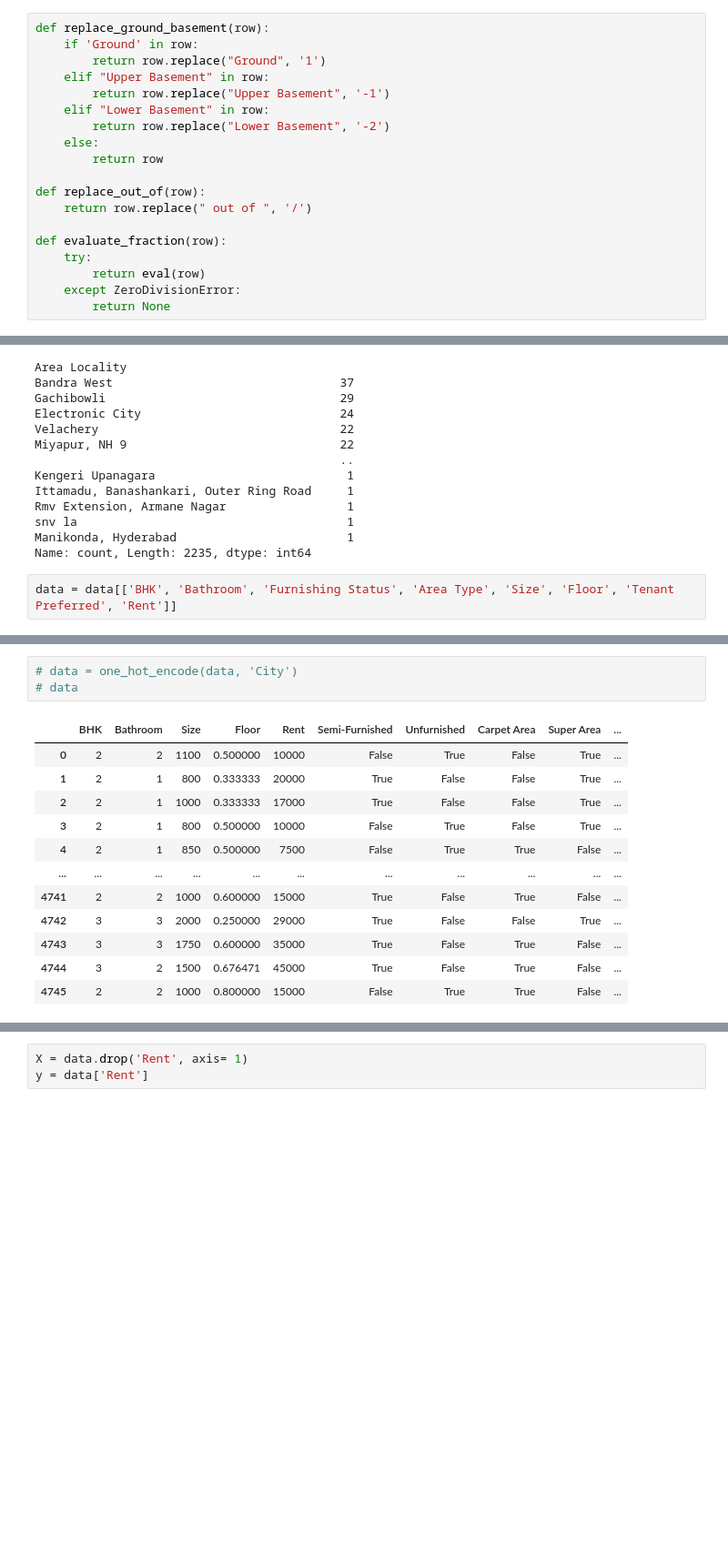
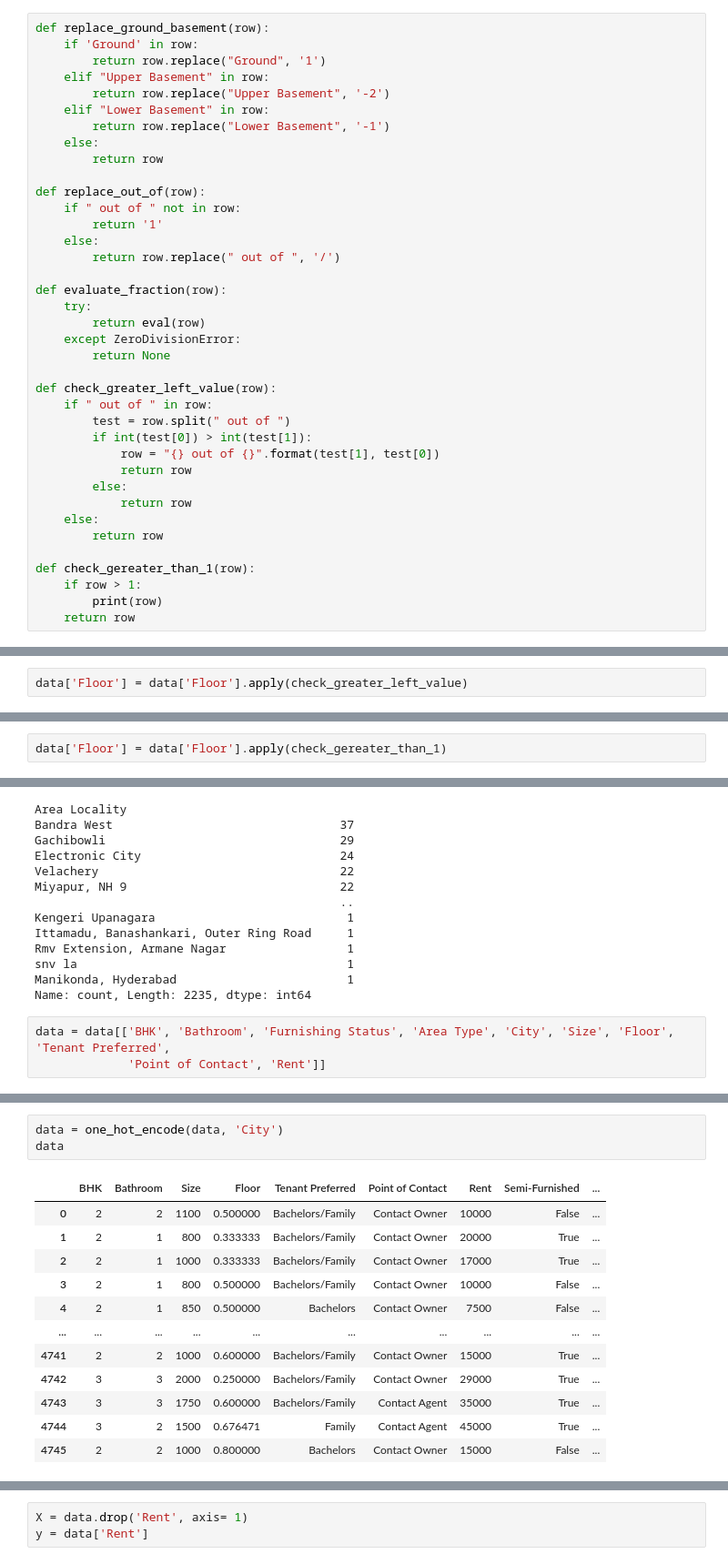
Before and after one commit to LexLorenzo/MachineLearningProjects, a Jupyter notebook: Lab_Exercise_1/LabEx1/labex.ipynb, the cells around one changed output, grey strips where cells are left out. Shown at 91% size. Drawn from its saved outputs; the diff is of its cells as text; blank space fills up the shorter version.

Commit message:
Cleaned the Floor column

```diff
--- a/Lab_Exercise_1/LabEx1/labex.ipynb
+++ b/Lab_Exercise_1/LabEx1/labex.ipynb
@@ -68,23 +76,46 @@ def replace_ground_basement(row):
     if 'Ground' in row:
         return row.replace("Ground", '1')
     elif "Upper Basement" in row:
-        return row.replace("Upper Basement", '-1')
+        return row.replace("Upper Basement", '-2')
     elif "Lower Basement" in row:
-        return row.replace("Lower Basement", '-2')
+        return row.replace("Lower Basement", '-1')
     else:
         return row
 
 def replace_out_of(row):
-    return row.replace(" out of ", '/')
+    if " out of " not in row:
+        return '1'
+    else:
+        return row.replace(" out of ", '/')
 
 def evaluate_fraction(row):
     try:
         return eval(row)
     except ZeroDivisionError:
         return None
+
+def check_greater_left_value(row):
+    if " out of " in row:
+        test = row.split(" out of ")
+        if int(test[0]) > int(test[1]):
+            row = "{} out of {}".format(test[1], test[0])
+            return row
+        else:
+            return row
+    else:
+        return row
+
+def check_gereater_than_1(row):
+    if row > 1:
+        print(row)
+    return row
 # %%
 data['Floor'] = data['Floor'].apply(replace_ground_basement)
+# %%
+data['Floor'] = data['Floor'].apply(check_greater_left_value)
 # %%
 data['Floor'] = data['Floor'].apply(replace_out_of)
 # %%
 data['Floor'] = data['Floor'].apply(evaluate_fraction)
+# %%
+data['Floor'] = data['Floor'].apply(check_gereater_than_1)
@@ -168,7 +254,8 @@ snv la                                      1
 Manikonda, Hyderabad                        1
 Name: count, Length: 2235, dtype: int64
 # %%
-data = data[['BHK', 'Bathroom', 'Furnishing Status', 'Area Type', 'Size', 'Floor', 'Tenant Preferred', 'Rent']]
+data = data[['BHK', 'Bathroom', 'Furnishing Status', 'Area Type', 'City', 'Size', 'Floor', 'Tenant Preferred',
+             'Point of Contact', 'Rent']]
 # %%
 def one_hot_encode(data, column):
     encoded = pd.get_dummies(data[column], drop_first= True)
@@ -212,16 +300,16 @@ data
 # %%
-# data = one_hot_encode(data, 'City')
-# data
+data = one_hot_encode(data, 'City')
+data
 # %% [output]
-|  | BHK | Bathroom | Size | Floor | Rent | Semi-Furnished | Unfurnished | Carpet Area | Super Area | ... |
-| 0 | 2 | 2 | 1100 | 0.500000 | 10000 | False | True | False | True | ... |
-| 1 | 2 | 1 | 800 | 0.333333 | 20000 | True | False | False | True | ... |
-| 2 | 2 | 1 | 1000 | 0.333333 | 17000 | True | False | False | True | ... |
-| 3 | 2 | 1 | 800 | 0.500000 | 10000 | False | True | False | True | ... |
-| 4 | 2 | 1 | 850 | 0.500000 | 7500 | False | True | True | False | ... |
-| ... | ... | ... | ... | ... | ... | ... | ... | ... | ... | ... |
-| 4741 | 2 | 2 | 1000 | 0.600000 | 15000 | True | False | True | False | ... |
-| 4742 | 3 | 3 | 2000 | 0.250000 | 29000 | True | False | False | True | ... |
-| 4743 | 3 | 3 | 1750 | 0.600000 | 35000 | True | False | True | False | ... |
-| 4744 | 3 | 2 | 1500 | 0.676471 | 45000 | True | False | True | False | ... |
-| 4745 | 2 | 2 | 1000 | 0.800000 | 15000 | False | True | True | False | ... |
+|  | BHK | Bathroom | Size | Floor | Tenant Preferred | Point of Contact | Rent | Semi-Furnished | ... |
+| 0 | 2 | 2 | 1100 | 0.500000 | Bachelors/Family | Contact Owner | 10000 | False | ... |
+| 1 | 2 | 1 | 800 | 0.333333 | Bachelors/Family | Contact Owner | 20000 | True | ... |
+| 2 | 2 | 1 | 1000 | 0.333333 | Bachelors/Family | Contact Owner | 17000 | True | ... |
+| 3 | 2 | 1 | 800 | 0.500000 | Bachelors/Family | Contact Owner | 10000 | False | ... |
+| 4 | 2 | 1 | 850 | 0.500000 | Bachelors | Contact Owner | 7500 | False | ... |
+| ... | ... | ... | ... | ... | ... | ... | ... | ... | ... |
+| 4741 | 2 | 2 | 1000 | 0.600000 | Bachelors/Family | Contact Owner | 15000 | True | ... |
+| 4742 | 3 | 3 | 2000 | 0.250000 | Bachelors/Family | Contact Owner | 29000 | True | ... |
+| 4743 | 3 | 3 | 1750 | 0.600000 | Bachelors/Family | Contact Agent | 35000 | True | ... |
+| 4744 | 3 | 2 | 1500 | 0.676471 | Family | Contact Agent | 45000 | True | ... |
+| 4745 | 2 | 2 | 1000 | 0.800000 | Bachelors | Contact Owner | 15000 | False | ... |
```
Also changed, not shown: parts of 21 cells of this notebook.
